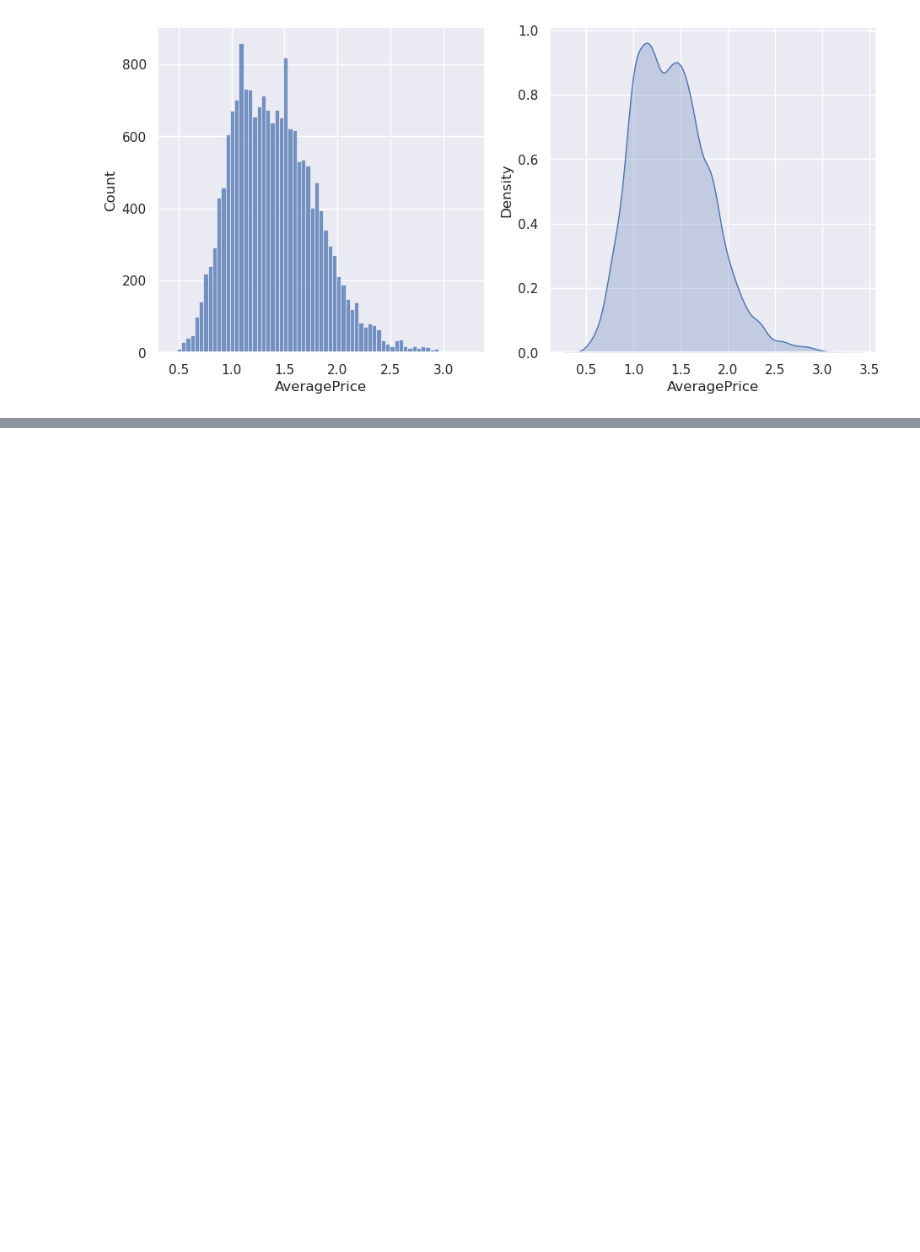
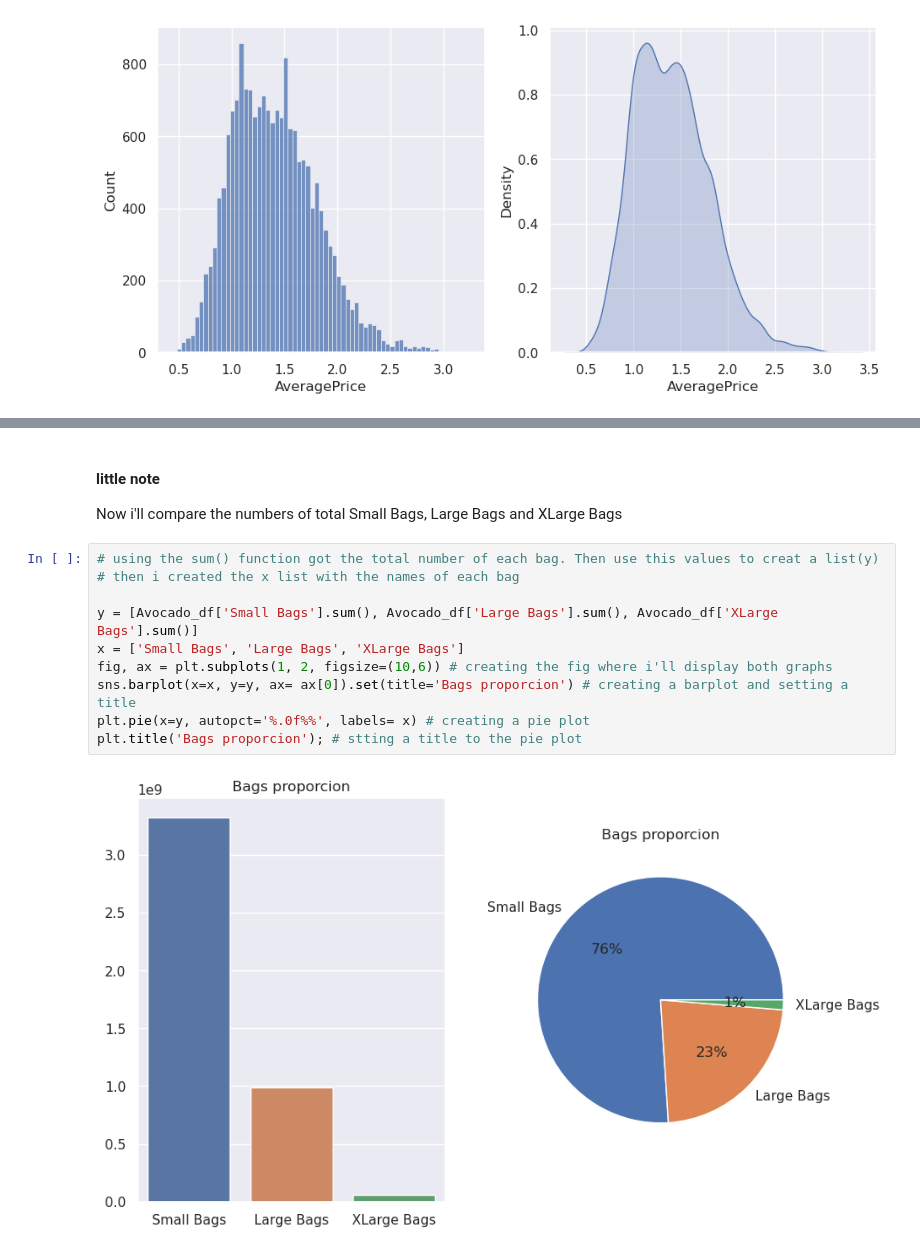
Before and after one commit to GuiRodrigues04/Avocado-price-and-market, a Jupyter notebook: avocado-prices.ipynb, the cells around one changed output, grey strips where cells are left out. Cells and saved outputs as stored; diff of their text form; blank space fills up the shorter version.

```diff
--- a/avocado-prices.ipynb
+++ b/avocado-prices.ipynb
@@ -67,0 +92,15 @@ len(Avocado_df["region"].unique())
+# %% [markdown]
+#### little note
+Now i'll compare the numbers of total Small Bags, Large Bags and XLarge Bags
+# %%
+# using the sum() function got the total number of each bag. Then use this values to creat a list(y)
+# then i created the x list with the names of each bag
+
+y = [Avocado_df['Small Bags'].sum(), Avocado_df['Large Bags'].sum(), Avocado_df['XLarge Bags'].sum()]
+x = ['Small Bags', 'Large Bags', 'XLarge Bags']
+fig, ax = plt.subplots(1, 2, figsize=(10,6)) # creating the fig where i'll display both graphs
+sns.barplot(x=x, y=y, ax= ax[0]).set(title='Bags proporcion') # creating a barplot and setting a title
+plt.pie(x=y, autopct='%.0f%%', labels= x) # creating a pie plot
+plt.title('Bags proporcion'); # stting a title to the pie plot
+# %% [output]
+[figure, added]
```
Also changed, not shown: parts of 11 cells of this notebook.
